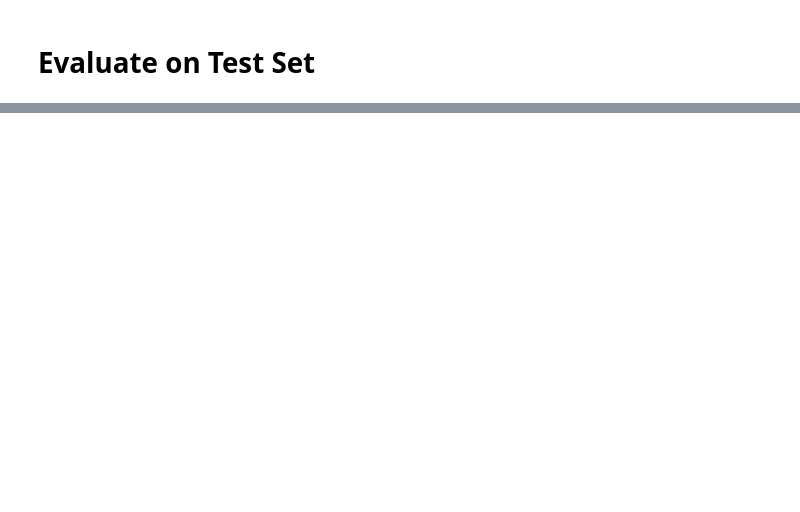
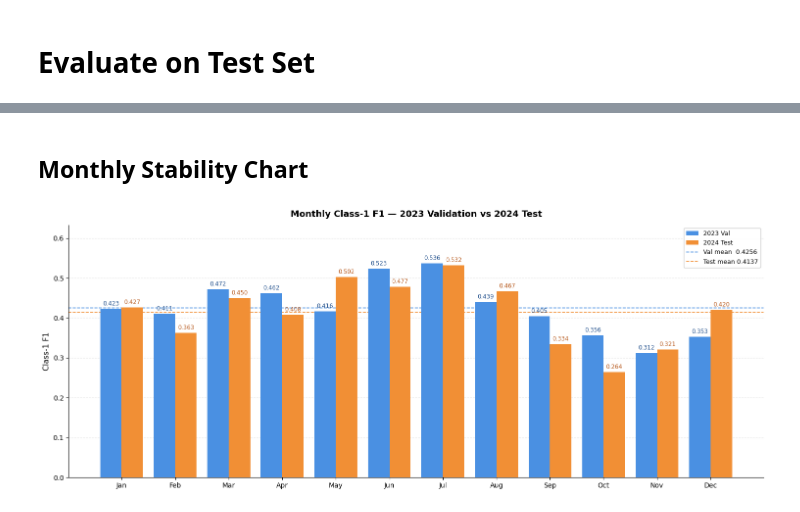
Before and after one commit to javageek2018/AirlineArrivalDelay, a Jupyter notebook: Flights_GradientBoosting_Angela.ipynb, the cells around one changed output, grey strips where cells are left out. Saved outputs shown, nothing was run; the diff lists cells and outputs as text; code cells hidden in the pictures; blank space fills up the shorter version.

```diff
--- a/Flights_GradientBoosting_Angela.ipynb
+++ b/Flights_GradientBoosting_Angela.ipynb
@@ -912,0 +1209,65 @@ df_train_sampled.select(
+# %% [markdown]
+## Monthly Stability Chart
+# %%
+import matplotlib.pyplot as plt
+import numpy as np
+
+# Extract F1 values from both lists (index 1 in each tuple)
+val_f1  = [r[1] for r in val_monthly_results]
+test_f1 = [r[1] for r in test_monthly_results]
+
+val_mean  = sum(val_f1)  / len(val_f1)
+test_mean = sum(test_f1) / len(test_f1)
+
+months       = np.arange(1, 13)
+month_labels = ['Jan','Feb','Mar','Apr','May','Jun','Jul','Aug','Sep','Oct','Nov','Dec']
+
+# Build chart
+fig, ax = plt.subplots(figsize=(15, 6))
+
+bar_width = 0.4
+x_val  = months - bar_width/2
+x_test = months + bar_width/2
+
+bars_val  = ax.bar(x_val,  val_f1,  bar_width, color='#4A90E2', label='2023 Val',  zorder=3)
+bars_test = ax.bar(x_test, test_f1, bar_width, color='#F18F35', label='2024 Test', zorder=3)
+
+# Mean lines
+ax.axhline(val_mean,  linestyle='--', color='#4A90E2', linewidth=1.2,
+           label=f'Val mean  {val_mean:.4f}', zorder=2)
+ax.axhline(test_mean, linestyle='--', color='#F18F35', linewidth=1.2,
+           label=f'Test mean {test_mean:.4f}', zorder=2)
+
+# Value labels above each bar
+for bars, color in [(bars_val, '#1F4E8B'), (bars_test, '#B85B1F')]:
+    for bar in bars:
+        height = bar.get_height()
+        ax.text(bar.get_x() + bar.get_width()/2, height + 0.005,
+                f'{height:.3f}', ha='center', va='bottom',
+                fontsize=8.5, color=color)
+
+# Styling
+ax.set_title('Monthly Class-1 F1 — 2023 Validation vs 2024 Test',
+             fontsize=13, fontweight='bold', pad=12)
+ax.set_ylabel('Class-1 F1', fontsize=11)
+ax.set_xticks(months)
+ax.set_xticklabels(month_labels)
+ax.set_ylim(0, max(max(val_f1), max(test_f1)) * 1.18)
+ax.grid(axis='y', alpha=0.3, linestyle='--', zorder=0)
+ax.set_axisbelow(True)
+
+# Reorder legend: mean lines first, then bars
+handles, labels = ax.get_legend_handles_labels()
+order = [2, 3, 0, 1]
+ax.legend([handles[i] for i in order], [labels[i] for i in order],
+          loc='upper right', framealpha=0.95, fontsize=9)
+
+# Clean borders
+ax.spines['top'].set_visible(False)
+ax.spines['right'].set_visible(False)
+
+plt.tight_layout()
+plt.savefig('monthly_f1_val_vs_test.png', dpi=150, bbox_inches='tight')
+plt.show()
+# %% [output]
+[figure, added]
```
Also changed, not shown: parts of 19 cells of this notebook.
